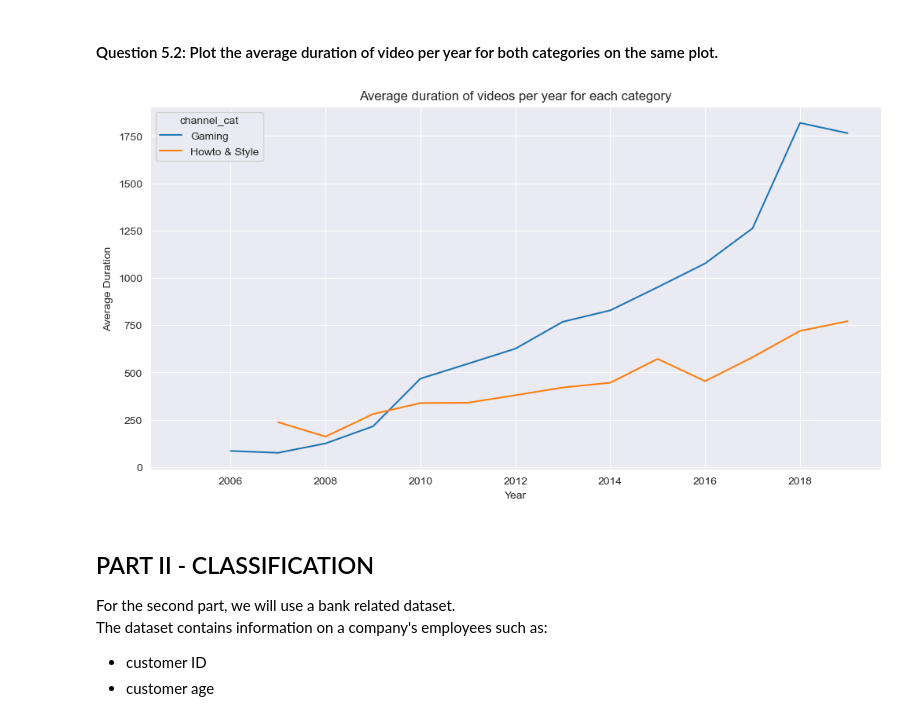
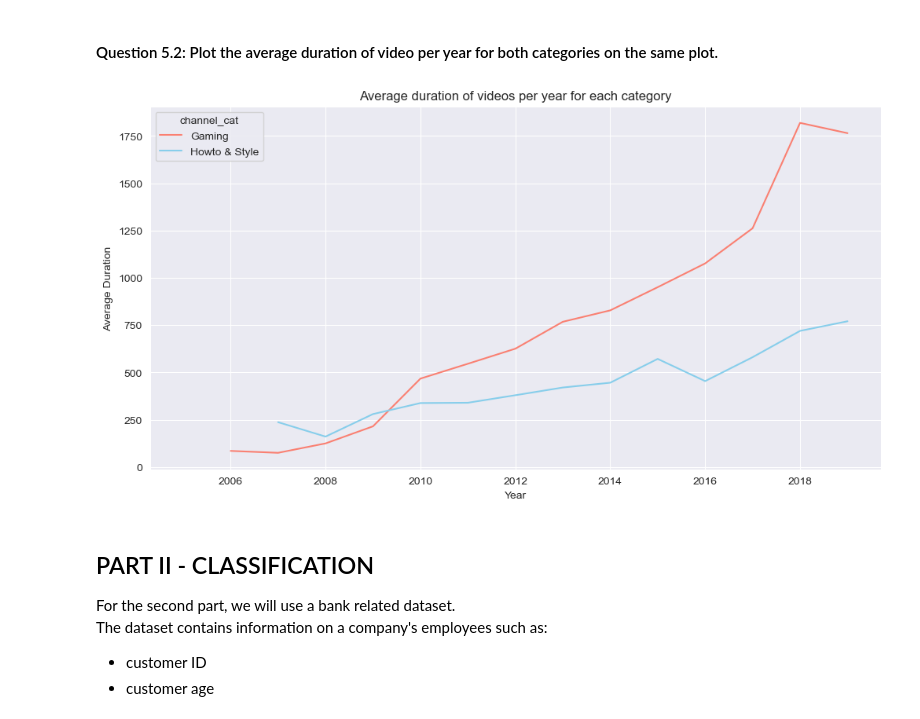
Before and after one commit to gmt01/bia, a Jupyter notebook: BIA_assignment_2023.ipynb, the cells around one changed output. Saved outputs shown, nothing was run; the diff lists cells and outputs as text; code cells hidden in the pictures.

```diff
--- a/BIA_assignment_2023.ipynb
+++ b/BIA_assignment_2023.ipynb
@@ -321,14 +321,14 @@ year channel_cat
 # %%
 # YOUR CODE HERE
 average_duration_per_year_category = df.groupby(['year', 'channel_cat'])['duration'].mean().unstack()
 
-average_duration_per_year_category.plot(kind='line', figsize=(12,6))
+average_duration_per_year_category.plot(kind='line', figsize=(12,6), color=["salmon", "skyblue"])
 plt.title('Average duration of videos per year for each category')
 plt.xlabel('Year')
 plt.ylabel('Average Duration')
 plt.show()
 # %% [output]
-[figure, old version]
+[figure, new version]
 # %% [markdown]
 ## PART II - CLASSIFICATION
 For the second part, we will use a bank related dataset.
```
Also changed, not shown: parts of 4 cells of this notebook.
